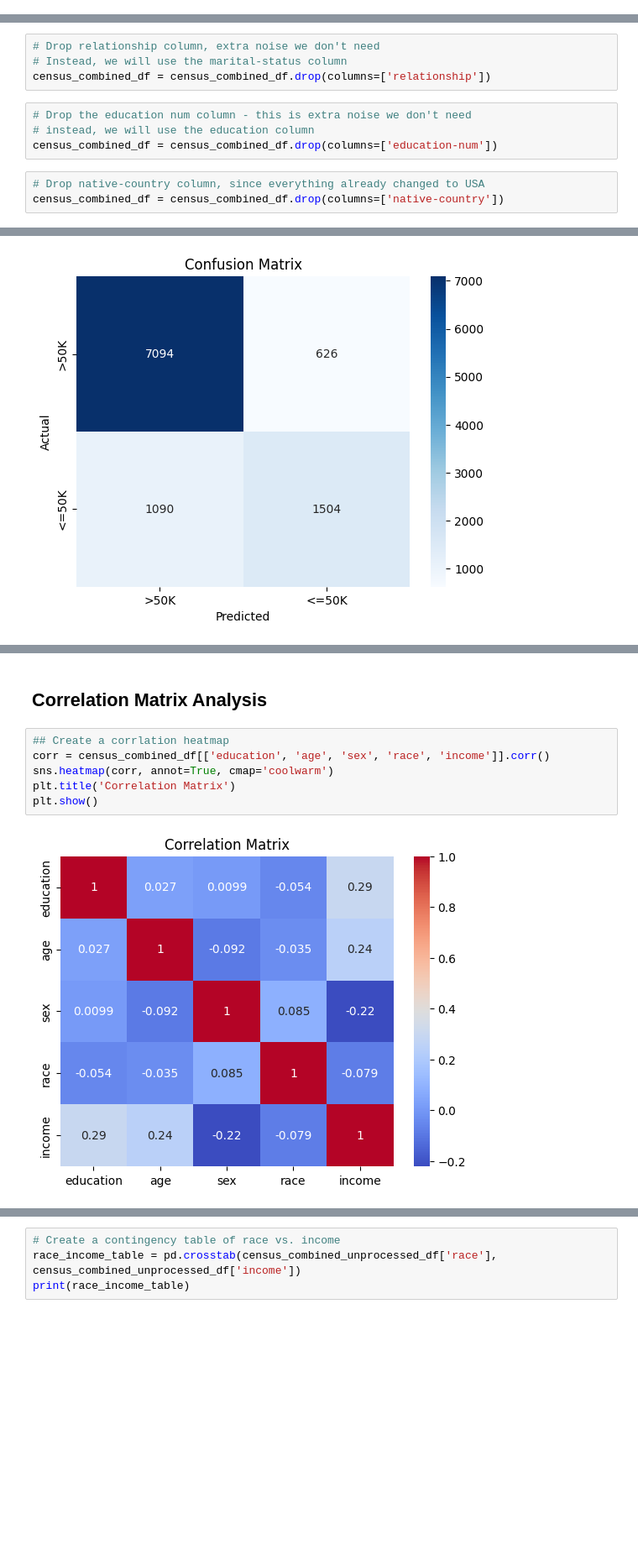
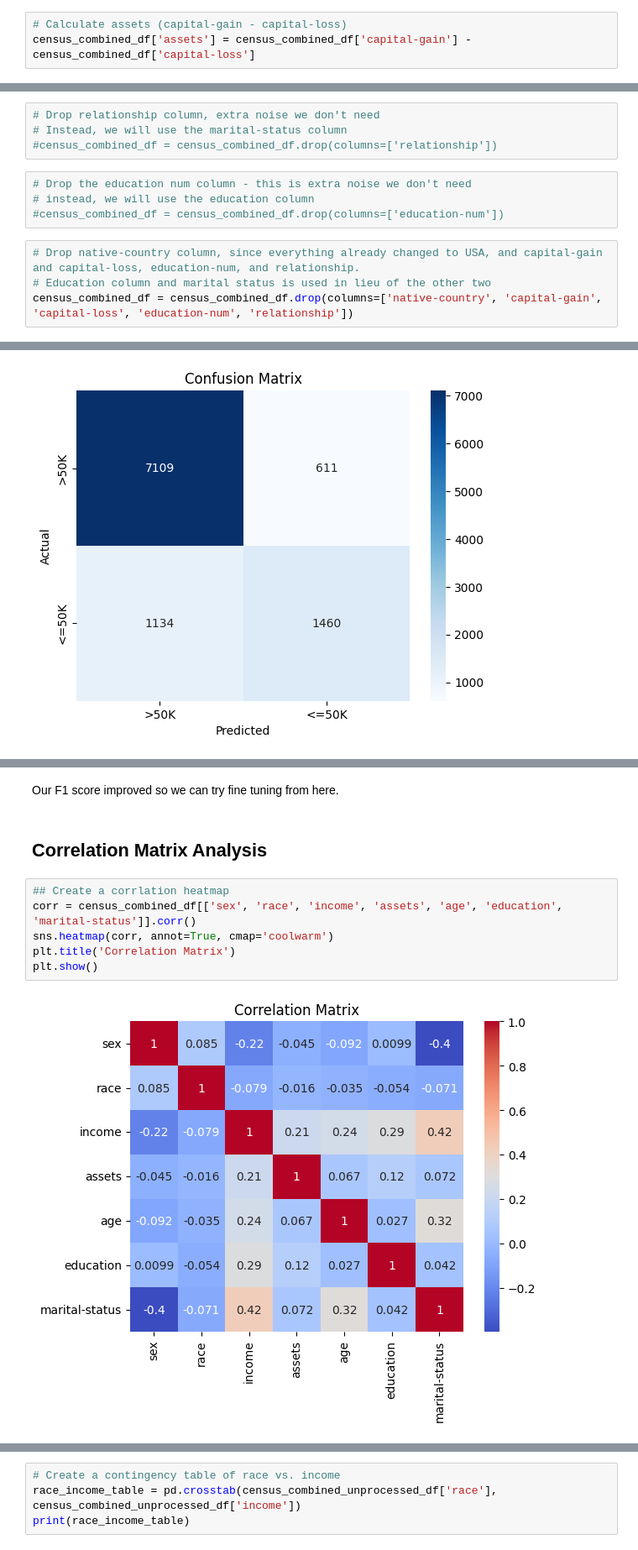
Before and after one commit to AIBC2024/Group-2-Census-Income, a Jupyter notebook: Group_2_Census_Income_ML_Model.ipynb, the cells around one changed output, grey strips where cells are left out. Shown at 84% size. Cells and saved outputs as stored; diff of their text form; blank space fills up the shorter version.

```diff
--- a/Group_2_Census_Income_ML_Model.ipynb
+++ b/Group_2_Census_Income_ML_Model.ipynb
@@ -206,6 +207,9 @@ census_combined_df = census_combined_df.drop_duplicates()
 census_combined_df.shape
 # %% [output]
 (45173, 15)
+# %%
+# Calculate assets (capital-gain - capital-loss)
+census_combined_df['assets'] = census_combined_df['capital-gain'] - census_combined_df['capital-loss']
 # %%
 # Check unique values in the each column
 # Make sure there are no "?", ".", or extra spaces in the values
@@ -645,14 +650,15 @@ Name: count, dtype: int64
 # %%
 # Drop relationship column, extra noise we don't need
 # Instead, we will use the marital-status column
-census_combined_df = census_combined_df.drop(columns=['relationship'])
+#census_combined_df = census_combined_df.drop(columns=['relationship'])
 # %%
 # Drop the education num column - this is extra noise we don't need
 # instead, we will use the education column
-census_combined_df = census_combined_df.drop(columns=['education-num'])
+#census_combined_df = census_combined_df.drop(columns=['education-num'])
 # %%
-# Drop native-country column, since everything already changed to USA
-census_combined_df = census_combined_df.drop(columns=['native-country'])
+# Drop native-country column, since everything already changed to USA, and capital-gain and capital-loss, education-num, and relationship.
+# Education column and marital status is used in lieu of the other two
+census_combined_df = census_combined_df.drop(columns=['native-country', 'capital-gain', 'capital-loss', 'education-num', 'relationship'])
 # %%
 census_combined_df.sample(20)
 # %% [output]
@@ -1021,11 +1115,13 @@ plt.show()
+# %% [markdown]
+Our F1 score improved so we can try fine tuning from here.
 # %% [markdown]
 ## Correlation Matrix Analysis
 # %%
 ## Create a corrlation heatmap
-corr = census_combined_df[['education', 'age', 'sex', 'race', 'income']].corr()
+corr = census_combined_df[['sex', 'race', 'income', 'assets', 'age', 'education', 'marital-status']].corr()
 sns.heatmap(corr, annot=True, cmap='coolwarm')
 plt.title('Correlation Matrix')
 plt.show()
 # %% [output]
-[figure, old version]
+[figure, new version]
 # %% [markdown]
```
Also changed, not shown: parts of 32 cells of this notebook.
